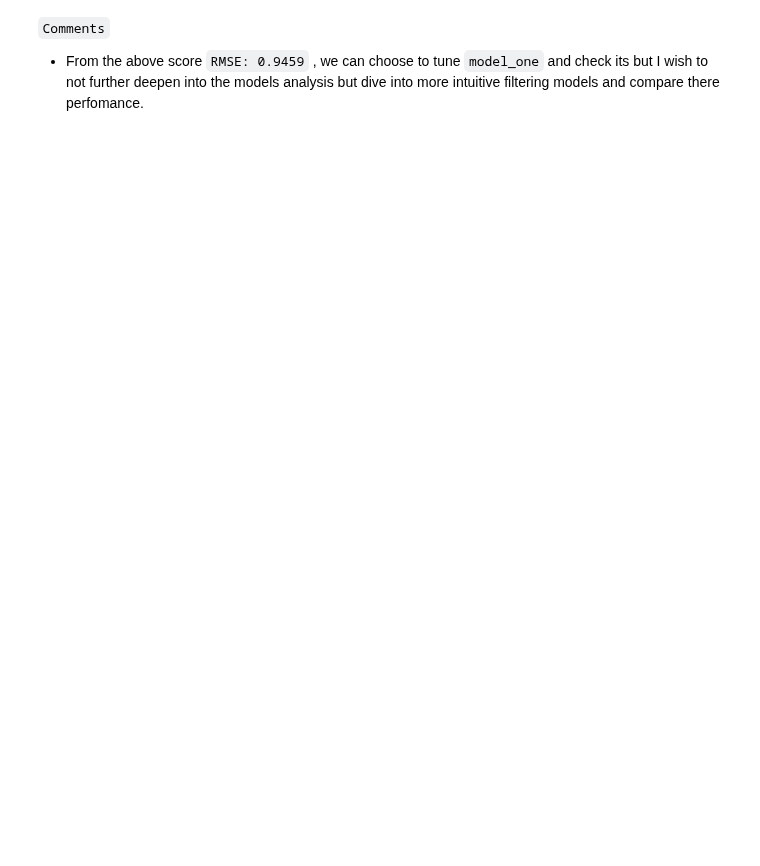
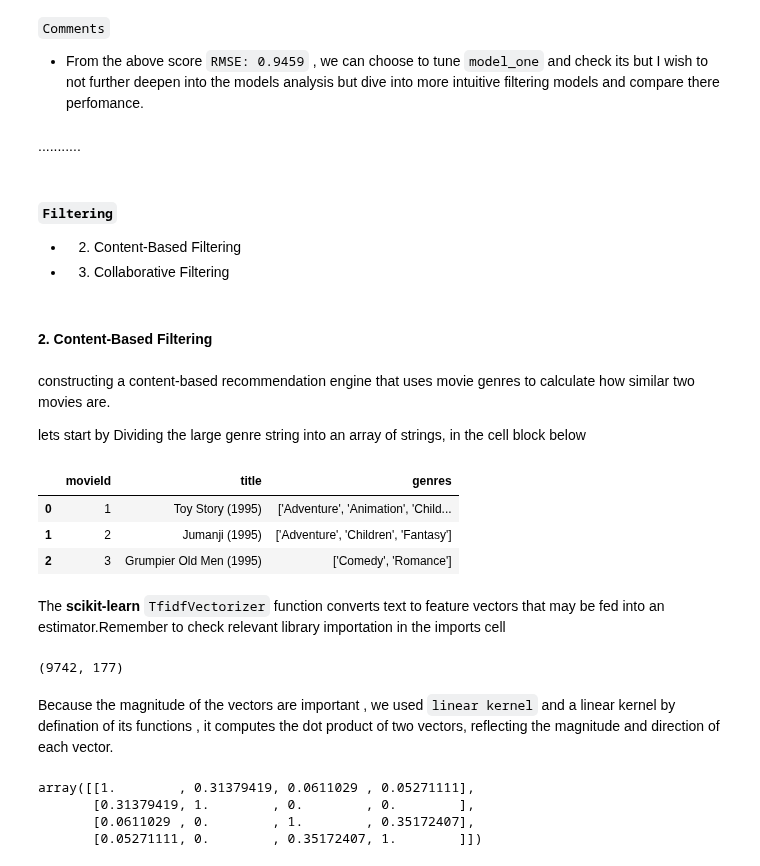
Before and after one commit to ruth-kitasi/Movielens-Recommendation-System, a Jupyter notebook: work_folder/mbego.ipynb, the cells around one changed output. Drawn from its saved outputs; the diff is of its cells as text; code cells hidden in the pictures; blank space fills up the shorter version.

Commit message:
content_based filtering

```diff
--- a/work_folder/mbego.ipynb
+++ b/work_folder/mbego.ipynb
@@ -364,3 +367,44 @@ RMSE: 0.9396
 # %% [markdown]
 `Comments`
 - From the above score `RMSE: 0.9459` , we can choose to tune `model_one` and check its but I wish to not further deepen into the models analysis but dive into more intuitive filtering models and compare there perfomance.
+# %% [markdown]
+...........
+# %% [markdown]
+#### `Filtering`
+
+- 2. Content-Based Filtering
+- 3. Collaborative Filtering
+# %% [markdown]
+#### 2. Content-Based Filtering
+# %% [markdown]
+constructing a content-based recommendation engine that uses movie genres to calculate how similar two movies are.
+
+lets start by Dividing the large genre string into an array of strings, in the cell block below
+# %%
+movies['genres'] = movies['genres'].str.split('|')
+# Convert genres to string value
+movies['genres'] = movies['genres'].fillna("").astype('str')
+movies.head(3)
+# %% [output]
+|  | movieId | title | genres |
+| 0 | 1 | Toy Story (1995) | ['Adventure', 'Animation', 'Child... |
+| 1 | 2 | Jumanji (1995) | ['Adventure', 'Children', 'Fantasy'] |
+| 2 | 3 | Grumpier Old Men (1995) | ['Comedy', 'Romance'] |
+# %% [markdown]
+The **scikit-learn** `TfidfVectorizer` function converts text to feature vectors that may be fed into an estimator.Remember to check relevant library importation in the imports cell
+# %%
+tf = TfidfVectorizer(analyzer='word',ngram_range=(1, 2),min_df=0, stop_words='english')
+tfidf_matrix = tf.fit_transform(movies['genres'])
+tfidf_matrix.shape
+# %% [output]
+(9742, 177)
+# %% [markdown]
+Because the magnitude of the vectors are important , we used `linear kernel` and a linear kernel by defination of its functions , it computes the dot product of two vectors, reflecting the magnitude and direction of each vector.
+# %%
+cosine_sim = linear_kernel(tfidf_matrix, tfidf_matrix)
+cosine_sim[:4, :4]
+# %% [output]
+array([[1.        , 0.31379419, 0.0611029 , 0.05271111],
+       [0.31379419, 1.        , 0.        , 0.        ],
+       [0.0611029 , 0.        , 1.        , 0.35172407],
+       [0.05271111, 0.        , 0.35172407, 1.        ]])
```
Also changed, not shown: parts of 9 cells of this notebook.
